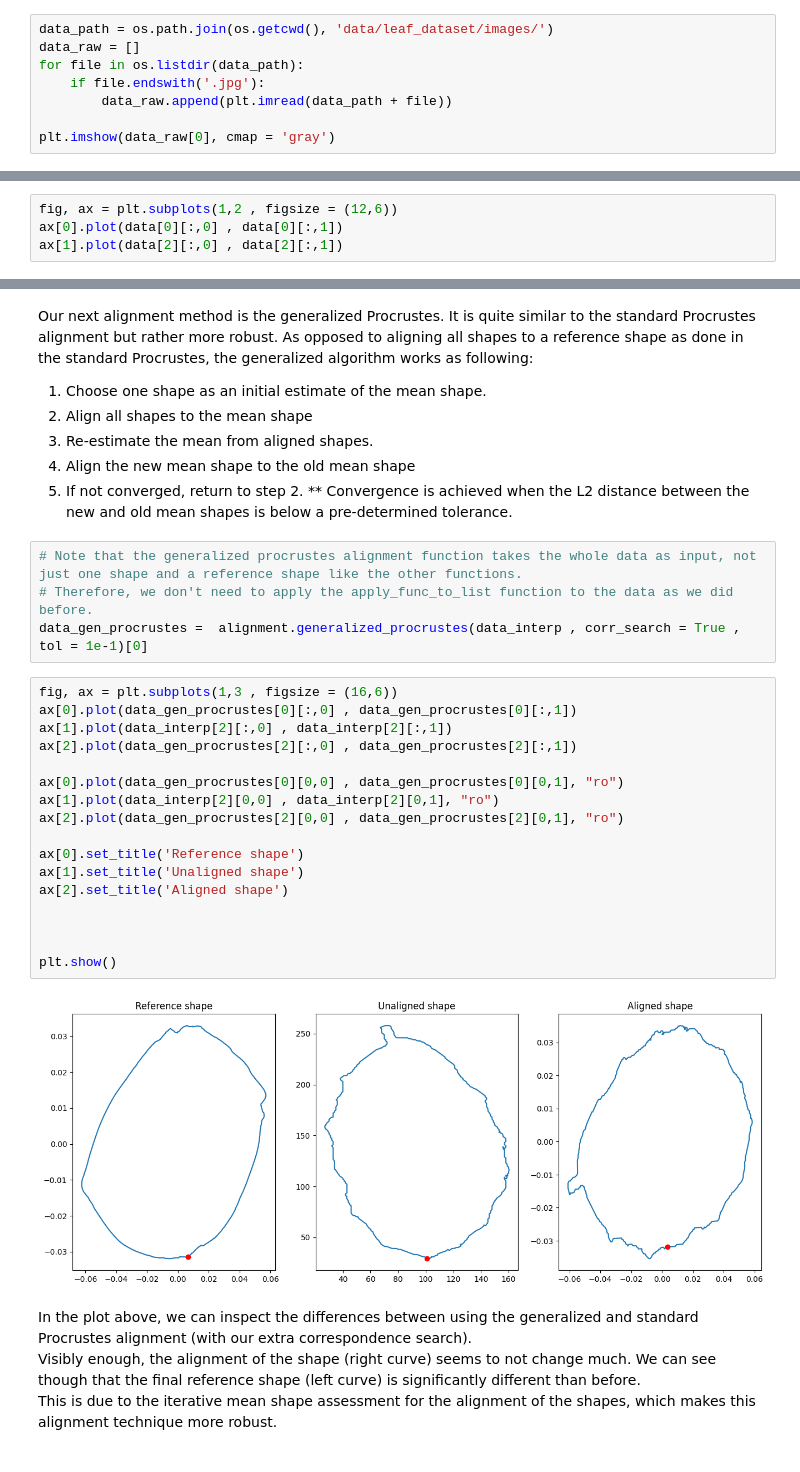
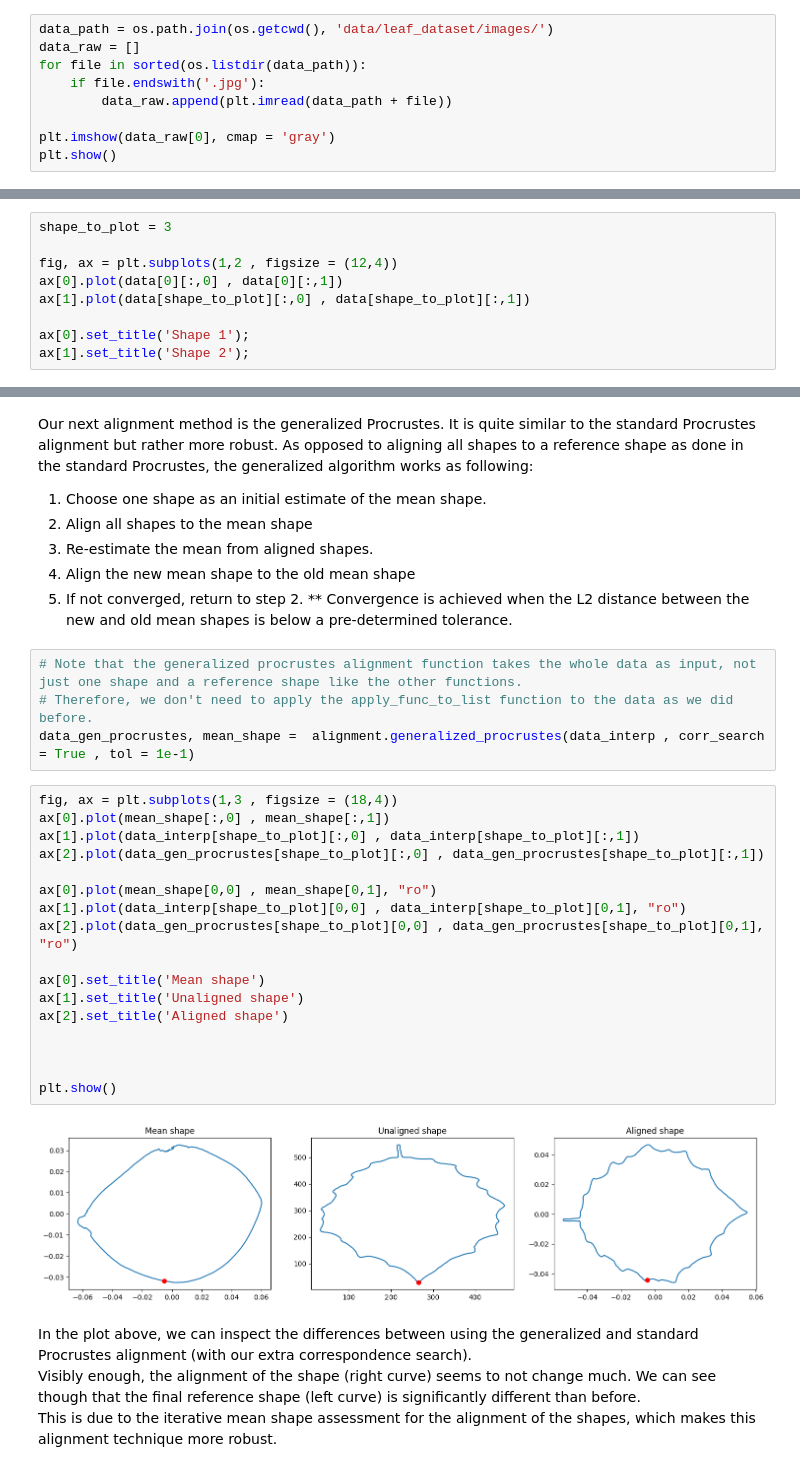
Before and after one commit to Orri11/ZIB, a Jupyter notebook: generic_shape_analysis/leaf_example.ipynb, the cells around one changed output, grey strips where cells are left out. Cells and saved outputs as stored; diff of their text form.

```diff
--- a/generic_shape_analysis/leaf_example.ipynb
+++ b/generic_shape_analysis/leaf_example.ipynb
@@ -10,9 +10,10 @@ INFO: Using numpy backend
 # %%
 data_path = os.path.join(os.getcwd(), 'data/leaf_dataset/images/')
 data_raw = []
-for file in os.listdir(data_path):
+for file in sorted(os.listdir(data_path)):
     if file.endswith('.jpg'):
         data_raw.append(plt.imread(data_path + file))
 
 plt.imshow(data_raw[0], cmap = 'gray')
+plt.show()
 # %% [output]
@@ -25,7 +25,12 @@ for shape in data_raw:
     data.append(line)
 plt.close()
 # %%
-fig, ax = plt.subplots(1,2 , figsize = (12,6))
+shape_to_plot = 3
+
+fig, ax = plt.subplots(1,2 , figsize = (12,4))
 ax[0].plot(data[0][:,0] , data[0][:,1])
-ax[1].plot(data[2][:,0] , data[2][:,1])
+ax[1].plot(data[shape_to_plot][:,0] , data[shape_to_plot][:,1])
+
+ax[0].set_title('Shape 1');
+ax[1].set_title('Shape 2');
 # %% [output]
@@ -136,26 +140,26 @@ As opposed to aligning all shapes to a reference shape as done in the standard P
 # %%
 # Note that the generalized procrustes alignment function takes the whole data as input, not just one shape and a reference shape like the other functions.
 # Therefore, we don't need to apply the apply_func_to_list function to the data as we did before.
-data_gen_procrustes =  alignment.generalized_procrustes(data_interp , corr_search = True , tol = 1e-1)[0]
+data_gen_procrustes, mean_shape =  alignment.generalized_procrustes(data_interp , corr_search = True , tol = 1e-1)
 # %%
-fig, ax = plt.subplots(1,3 , figsize = (16,6))
-ax[0].plot(data_gen_procrustes[0][:,0] , data_gen_procrustes[0][:,1])
-ax[1].plot(data_interp[2][:,0] , data_interp[2][:,1])
-ax[2].plot(data_gen_procrustes[2][:,0] , data_gen_procrustes[2][:,1])
+fig, ax = plt.subplots(1,3 , figsize = (18,4))
+ax[0].plot(mean_shape[:,0] , mean_shape[:,1])
+ax[1].plot(data_interp[shape_to_plot][:,0] , data_interp[shape_to_plot][:,1])
+ax[2].plot(data_gen_procrustes[shape_to_plot][:,0] , data_gen_procrustes[shape_to_plot][:,1])
 
-ax[0].plot(data_gen_procrustes[0][0,0] , data_gen_procrustes[0][0,1], "ro")
-ax[1].plot(data_interp[2][0,0] , data_interp[2][0,1], "ro")
-ax[2].plot(data_gen_procrustes[2][0,0] , data_gen_procrustes[2][0,1], "ro")
+ax[0].plot(mean_shape[0,0] , mean_shape[0,1], "ro")
+ax[1].plot(data_interp[shape_to_plot][0,0] , data_interp[shape_to_plot][0,1], "ro")
+ax[2].plot(data_gen_procrustes[shape_to_plot][0,0] , data_gen_procrustes[shape_to_plot][0,1], "ro")
 
-ax[0].set_title('Reference shape')
+ax[0].set_title('Mean shape')
 ax[1].set_title('Unaligned shape')
 ax[2].set_title('Aligned shape')
 
 
 
 plt.show()
 # %% [output]
-[figure, old version]
+[figure, new version]
 # %% [markdown]
 In the plot above, we can inspect the differences between using the generalized and standard Procrustes alignment (with our extra correspondence search). <br>
 Visibly enough, the alignment of the shape (right curve) seems to not change much. We can see though that the final reference shape (left curve) is significantly different than before.<br>
```
Also changed, not shown: parts of 18 cells of this notebook, 3 other files.
